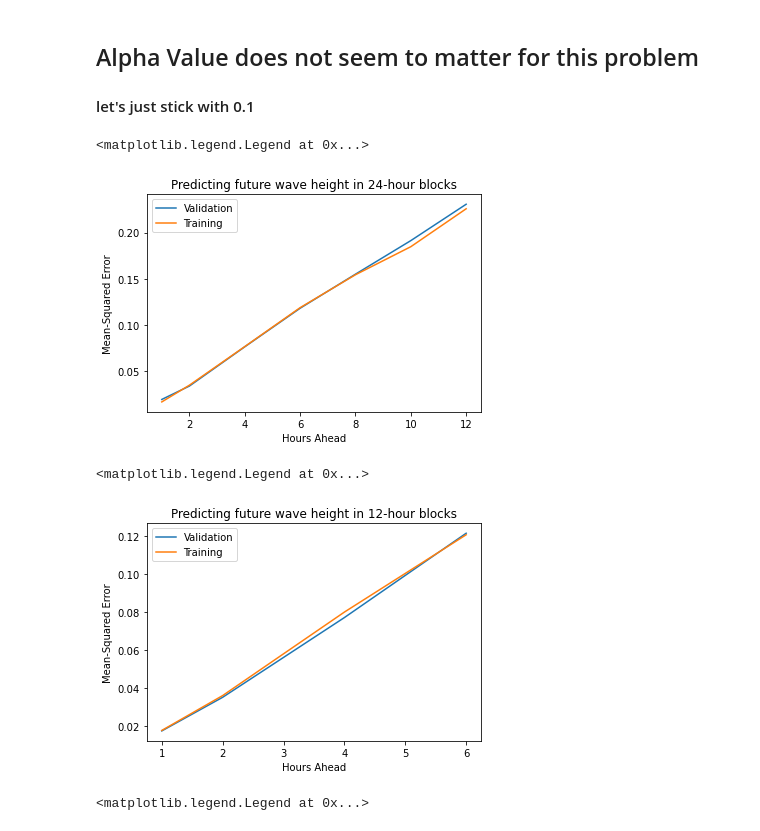
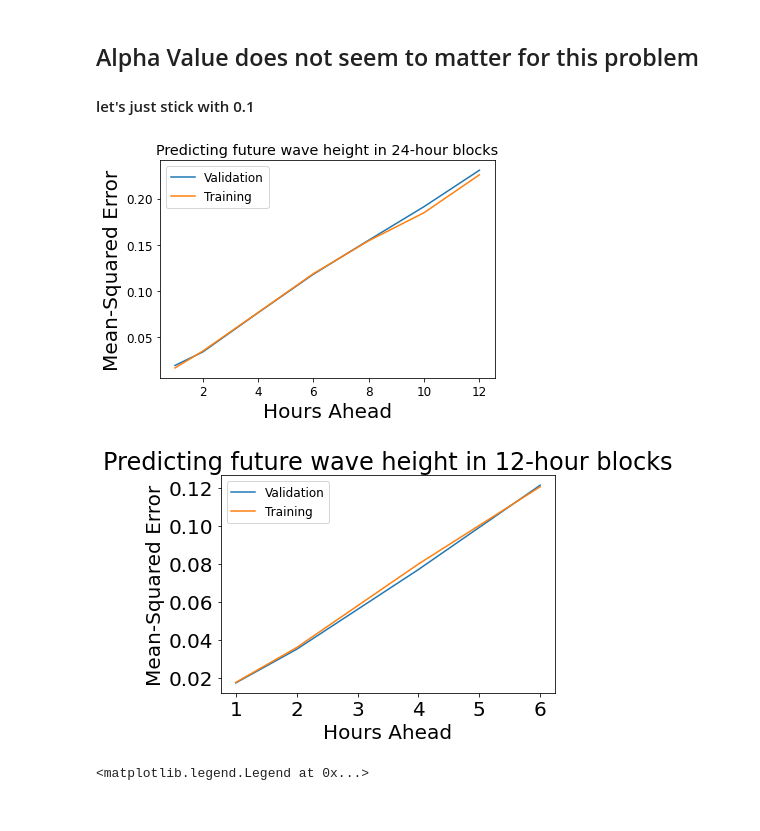
Before and after one commit to daltHub/machine_learning_project, a Jupyter notebook: time_series_regression.ipynb, the cells around one changed output. Saved outputs shown, nothing was run; the diff lists cells and outputs as text; code cells hidden in the pictures.

```diff
--- a/time_series_regression.ipynb
+++ b/time_series_regression.ipynb
@@ -273,9 +276,9 @@ plt.xlabel('Hours Ahead')
 plt.ylabel('Mean-Squared Error')
 plt.title('Predicting future wave height in 24-hour blocks')
 plt.legend()
+plt.rc('font', size=12)
 # %% [output]
-<matplotlib.legend.Legend at 0x...>
-[figure, old version]
+[figure, new version]
 # %%
 # Ugly messy
 X12_1_train, X12_1_test, Y12_1_train, Y12_1_test = train_test_split(X12_1, Y12_1, test_size=0.33, random_state=42)
@@ -314,17 +317,17 @@ mse12_6_train = mtr.calculate_mse(pred = preds12_6_train, true = Y12_6_train)
 # %%
 hrs_ahead = [1,2,4,6]
 val_mse = [mse12_1, mse12_2, mse12_4, mse12_6]
 training_mse = [mse12_1_train, mse12_2_train, mse12_4_train, mse12_6_train]
 plt.figure('12hr mse')
 plt.plot(hrs_ahead, val_mse, label='Validation')
 plt.plot(hrs_ahead, training_mse, label='Training')
 plt.xlabel('Hours Ahead')
 plt.ylabel('Mean-Squared Error')
 plt.title('Predicting future wave height in 12-hour blocks')
 plt.legend()
+plt.rc('font', size=12)
 # %% [output]
-<matplotlib.legend.Legend at 0x...>
-[figure, old version]
+[figure, new version]
 # %%
 # Ugly messy
 X6_1_train, X6_1_test, Y6_1_train, Y6_1_test = train_test_split(X6_1, Y6_1, test_size=0.33, random_state=42)
```
Also changed, not shown: parts of 7 cells of this notebook, 1 other file.
